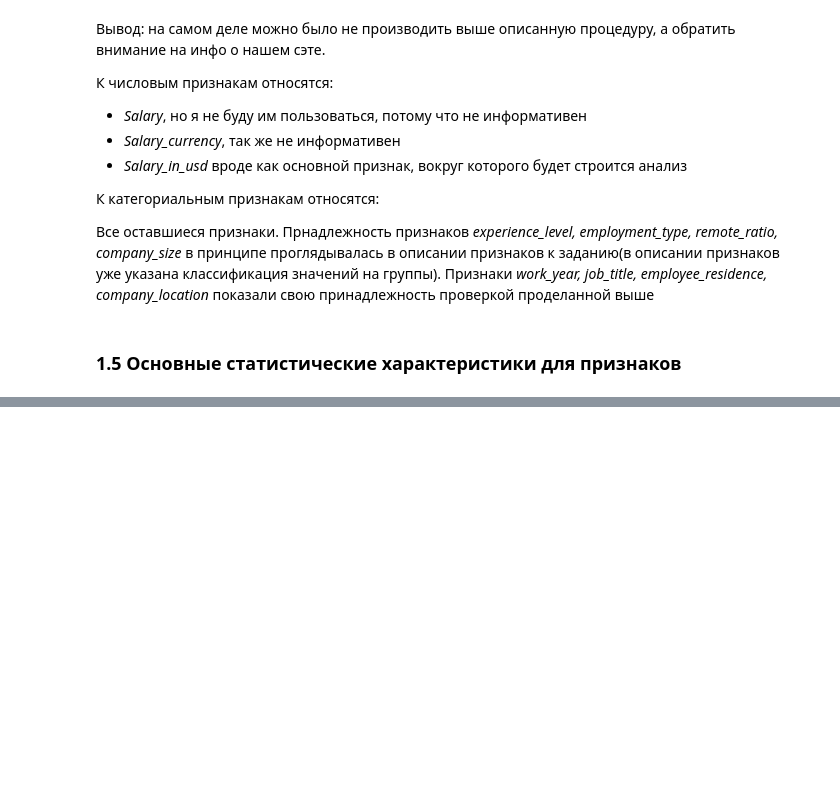
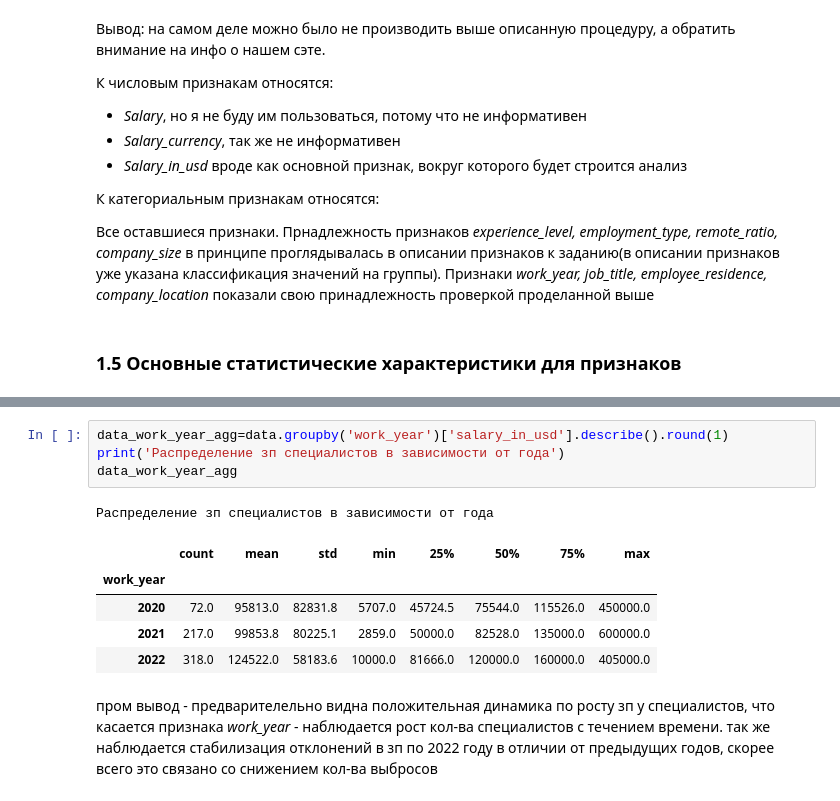
Before and after one commit to schdlr50/SF_EDA_4, a Jupyter notebook: final task.ipynb, the cells around one changed output, grey strips where cells are left out. Drawn from its saved outputs; the diff is of its cells as text; blank space fills up the shorter version.

```diff
--- a/final task.ipynb
+++ b/final task.ipynb
@@ -170,0 +218,13 @@ TypeError: subplot() takes 1 or 3 positional arguments but 2 were given
+# %%
+data_work_year_agg=data.groupby('work_year')['salary_in_usd'].describe().round(1)
+print('Распределение зп специалистов в зависимости от года')
+data_work_year_agg
+# %% [output]
+Распределение зп специалистов в зависимости от года
+|  | count | mean | std | min | 25% | 50% | 75% | max |
+| work_year |  |  |  |  |  |  |  |  |
+| 2020 | 72.0 | 95813.0 | 82831.8 | 5707.0 | 45724.5 | 75544.0 | 115526.0 | 450000.0 |
+| 2021 | 217.0 | 99853.8 | 80225.1 | 2859.0 | 50000.0 | 82528.0 | 135000.0 | 600000.0 |
+| 2022 | 318.0 | 124522.0 | 58183.6 | 10000.0 | 81666.0 | 120000.0 | 160000.0 | 405000.0 |
+# %% [markdown]
+пром вывод - предварителельно видна положительная динамика по росту зп у специалистов, что касается признака *work_year* - наблюдается рост кол-ва специалистов с течением времени. так же наблюдается стабилизация отклонений в зп по 2022 году в отличии от предыдущих годов, скорее всего это связано со снижением кол-ва выбросов
```
Also changed, not shown: parts of 7 cells of this notebook.
